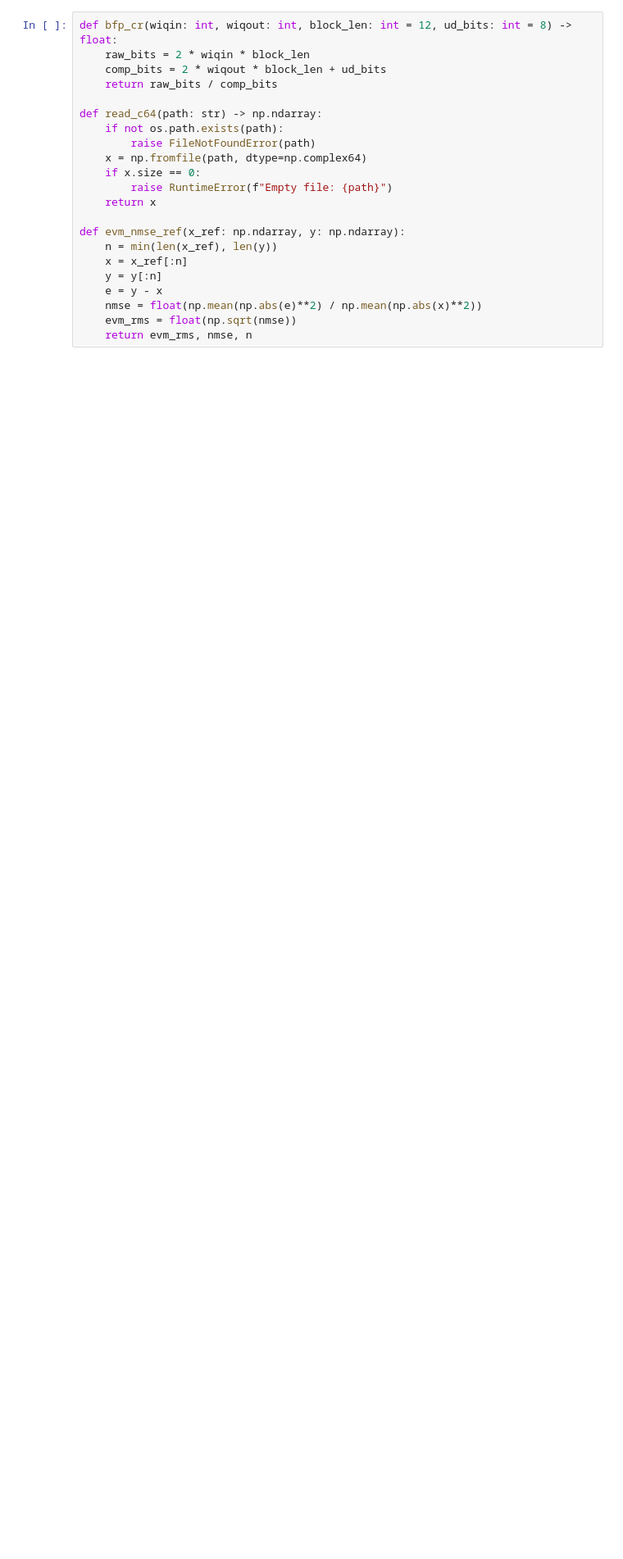
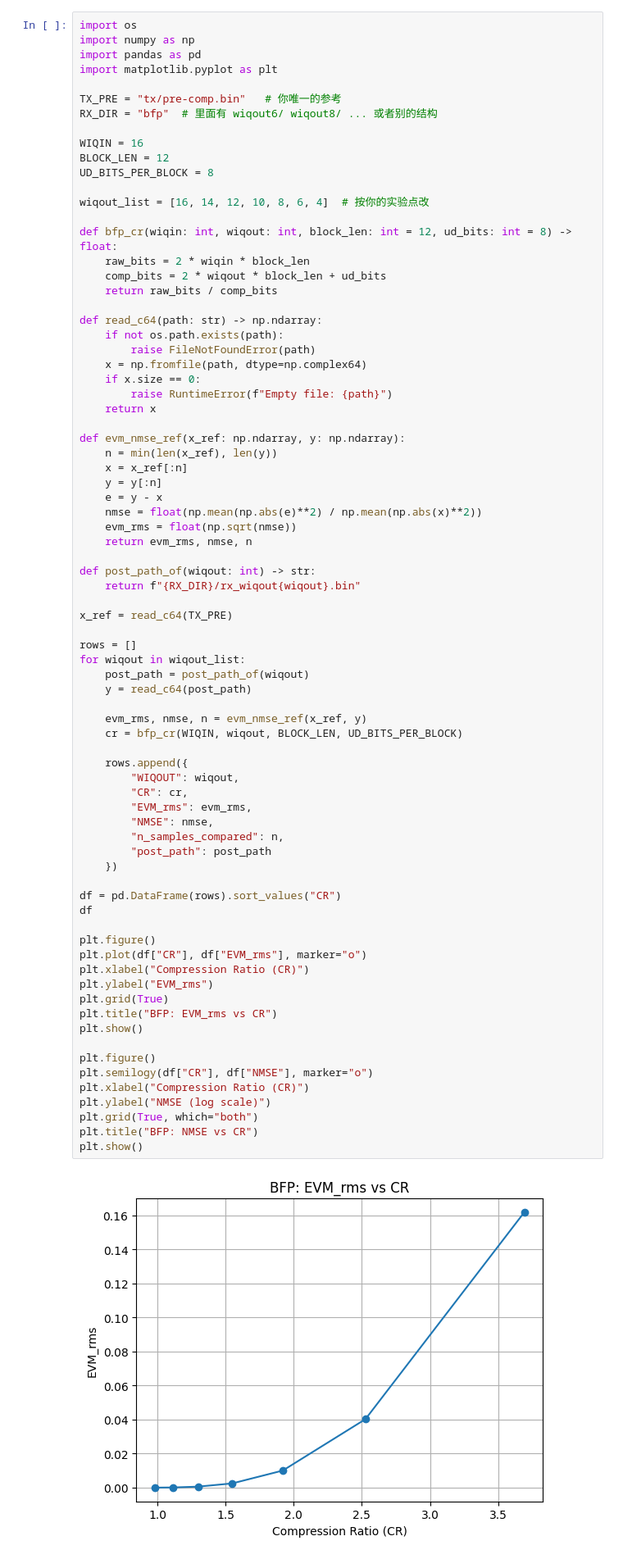
Before and after one commit to Agata872/Low_signal_resolution_extended, a Jupyter notebook: QPSK/validate.ipynb, the cells around one changed output. Shown at 82% size. Drawn from its saved outputs; the diff is of its cells as text; blank space fills up the shorter version.

```diff
--- a/QPSK/validate.ipynb
+++ b/QPSK/validate.ipynb
@@ -15,22 +1,79 @@ wiqout_list = [16, 12, 10, 8, 6]  # 按你的实验点改
 # %%
+import os
+import numpy as np
+import pandas as pd
+import matplotlib.pyplot as plt
+
+TX_PRE = "tx/pre-comp.bin"   # 你唯一的参考
+RX_DIR = "bfp"  # 里面有 wiqout6/ wiqout8/ ... 或者别的结构
+
+WIQIN = 16
+BLOCK_LEN = 12
+UD_BITS_PER_BLOCK = 8
+
+wiqout_list = [16, 14, 12, 10, 8, 6, 4]  # 按你的实验点改
+
 def bfp_cr(wiqin: int, wiqout: int, block_len: int = 12, ud_bits: int = 8) -> float:
     raw_bits = 2 * wiqin * block_len
     comp_bits = 2 * wiqout * block_len + ud_bits
     return raw_bits / comp_bits
 
 def read_c64(path: str) -> np.ndarray:
     if not os.path.exists(path):
         raise FileNotFoundError(path)
     x = np.fromfile(path, dtype=np.complex64)
     if x.size == 0:
         raise RuntimeError(f"Empty file: {path}")
     return x
 
 def evm_nmse_ref(x_ref: np.ndarray, y: np.ndarray):
     n = min(len(x_ref), len(y))
     x = x_ref[:n]
     y = y[:n]
     e = y - x
     nmse = float(np.mean(np.abs(e)**2) / np.mean(np.abs(x)**2))
     evm_rms = float(np.sqrt(nmse))
     return evm_rms, nmse, n
+
+def post_path_of(wiqout: int) -> str:
+    return f"{RX_DIR}/rx_wiqout{wiqout}.bin"
+
+x_ref = read_c64(TX_PRE)
+
+rows = []
+for wiqout in wiqout_list:
+    post_path = post_path_of(wiqout)
+    y = read_c64(post_path)
+
+    evm_rms, nmse, n = evm_nmse_ref(x_ref, y)
+    cr = bfp_cr(WIQIN, wiqout, BLOCK_LEN, UD_BITS_PER_BLOCK)
+
+    rows.append({
+        "WIQOUT": wiqout,
+        "CR": cr,
+        "EVM_rms": evm_rms,
+        "NMSE": nmse,
+        "n_samples_compared": n,
+        "post_path": post_path
+    })
+
+df = pd.DataFrame(rows).sort_values("CR")
+df
+
+plt.figure()
+plt.plot(df["CR"], df["EVM_rms"], marker="o")
+plt.xlabel("Compression Ratio (CR)")
+plt.ylabel("EVM_rms")
+plt.grid(True)
+plt.title("BFP: EVM_rms vs CR")
+plt.show()
+
+plt.figure()
+plt.semilogy(df["CR"], df["NMSE"], marker="o")
+plt.xlabel("Compression Ratio (CR)")
+plt.ylabel("NMSE (log scale)")
+plt.grid(True, which="both")
+plt.title("BFP: NMSE vs CR")
+plt.show()
+# %% [output]
+[figure, added]
```
Also changed, not shown: parts of 7 cells of this notebook, 3 other files.
